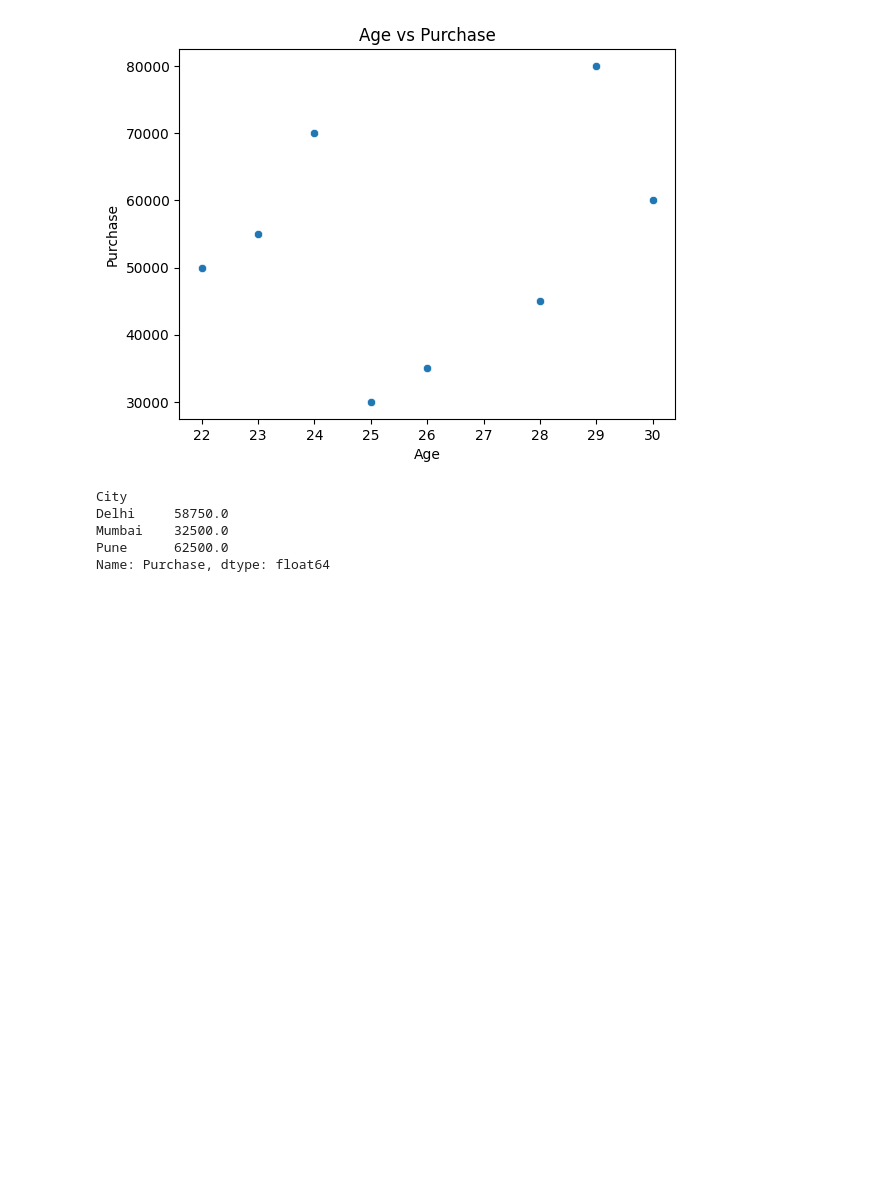
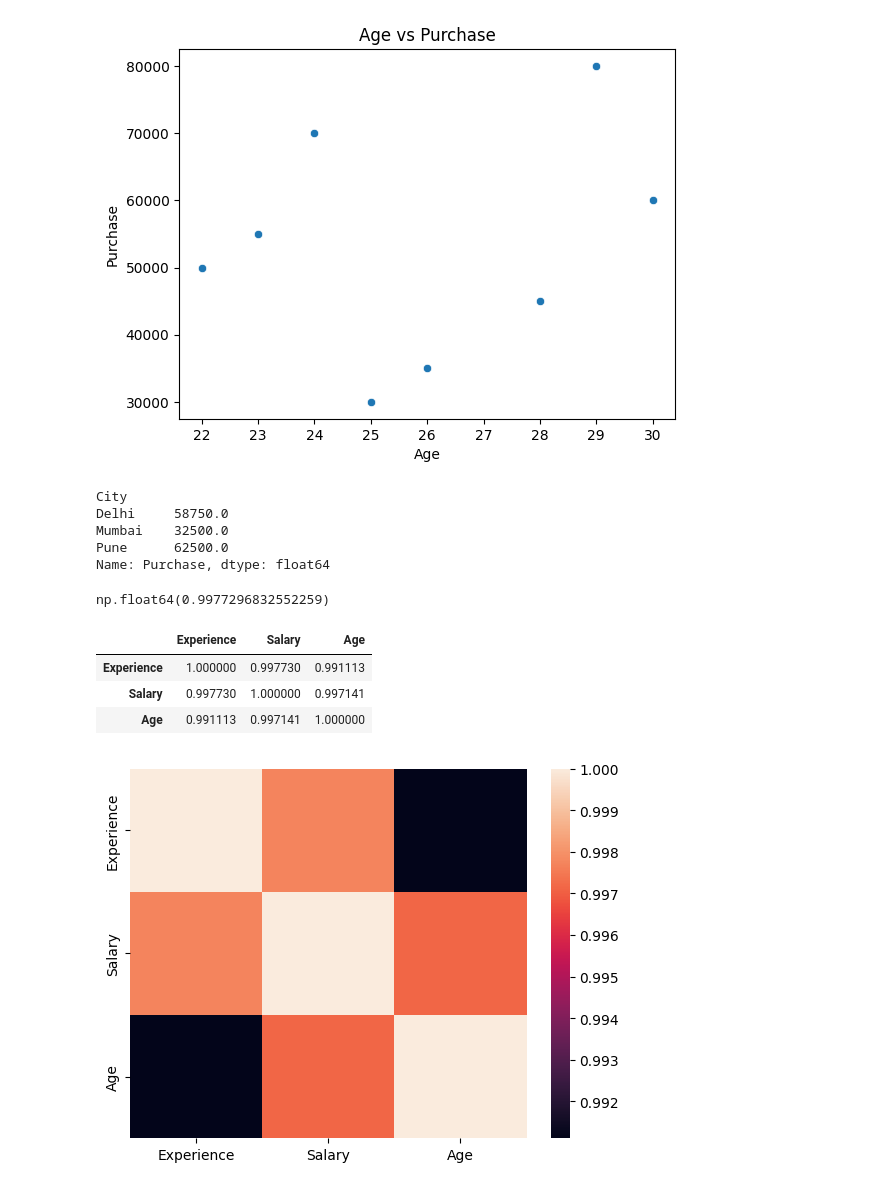
Before and after one commit to Prashantkumartalan43/Exercise, a Jupyter notebook: python_basics_week4.ipynb, the cells around one changed output. Cells and saved outputs as stored; diff of their text form; code cells hidden in the pictures; blank space fills up the shorter version.

```diff
--- a/python_basics_week4.ipynb
+++ b/python_basics_week4.ipynb
@@ -561,3 +561,35 @@ Delhi     58750.0
 Mumbai    32500.0
 Pune      62500.0
 Name: Purchase, dtype: float64
+# %%
+import pandas as pd
+
+data = {
+    "Experience": [1,2,3,4,5,6],
+    "Salary": [30000,35000,42000,50000,58000,65000],
+    "Age": [22,23,25,27,30,32]
+}
+
+df = pd.DataFrame(data)
+# %%
+df["Experience"].corr(df["Salary"])
+# %% [output]
+np.float64(0.9977296832552259)
+# %%
+df.corr(numeric_only=True)
+# %% [output]
+|  | Experience | Salary | Age |
+| Experience | 1.000000 | 0.997730 | 0.991113 |
+| Salary | 0.997730 | 1.000000 | 0.997141 |
+| Age | 0.991113 | 0.997141 | 1.000000 |
+# %%
+import seaborn as sns
+import matplotlib.pyplot as plt
+
+corr = df.corr(numeric_only=True)
+
+sns.heatmap(corr)
+
+plt.show()
+# %% [output]
+[figure, added]
```
Also changed, not shown: parts of 10 cells of this notebook.
